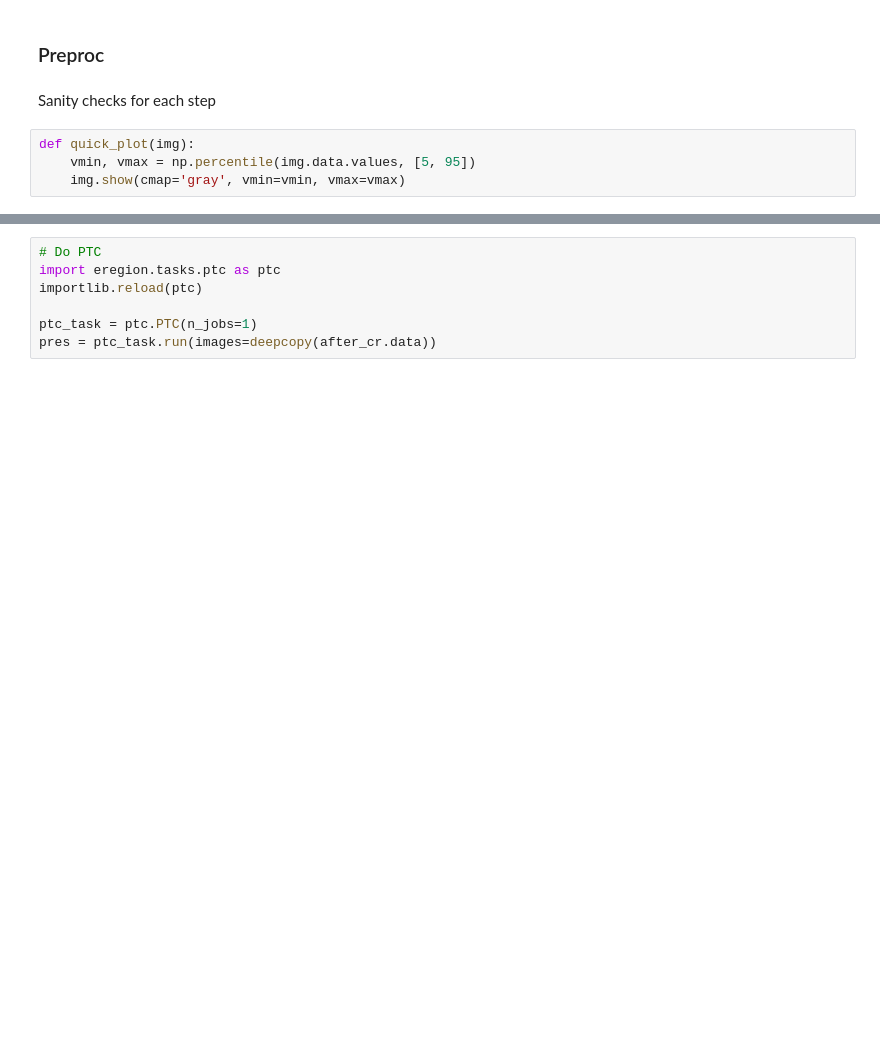
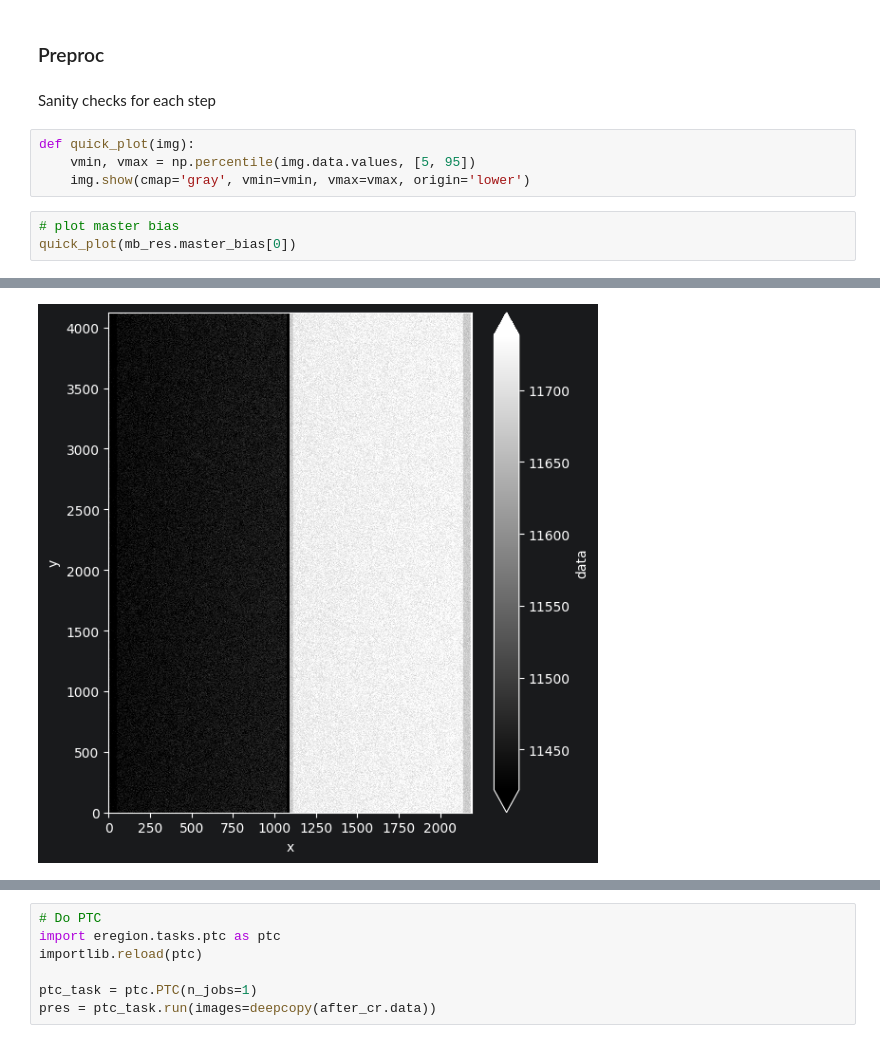
Before and after one commit to CaltechOpticalObservatories/eregion, a Jupyter notebook: playground/deimos_sci_testing.ipynb, the cells around one changed output, grey strips where cells are left out. Cells and saved outputs as stored; diff of their text form; blank space fills up the shorter version.

```diff
--- a/playground/deimos_sci_testing.ipynb
+++ b/playground/deimos_sci_testing.ipynb
@@ -64,4 +64,8 @@ Sanity checks for each step
 # %%
 def quick_plot(img):
     vmin, vmax = np.percentile(img.data.values, [5, 95])
-    img.show(cmap='gray', vmin=vmin, vmax=vmax)
+    img.show(cmap='gray', vmin=vmin, vmax=vmax, origin='lower')
+# %%
+# plot master bias
+quick_plot(mb_res.master_bias[0])
+# %% [output]
@@ -68,3 +73,4 @@ def quick_plot(img):
+[figure, added]
 # %%
 ## Loadig first pair at exptime 0
 creator = ImageCreator(detector_config='../eregion/configs/detectors/deimos_sci.yaml', max_batch_size=2)
```
Also changed, not shown: parts of 8 cells of this notebook, 2 other files.
